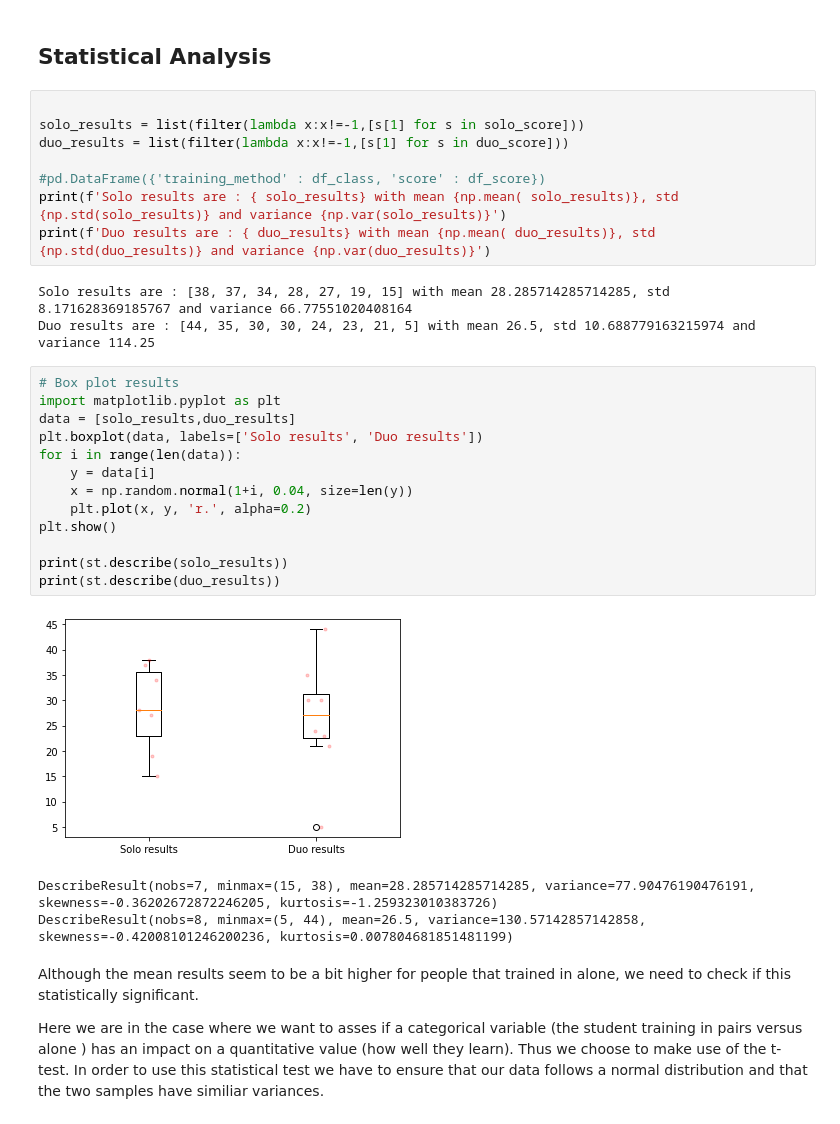
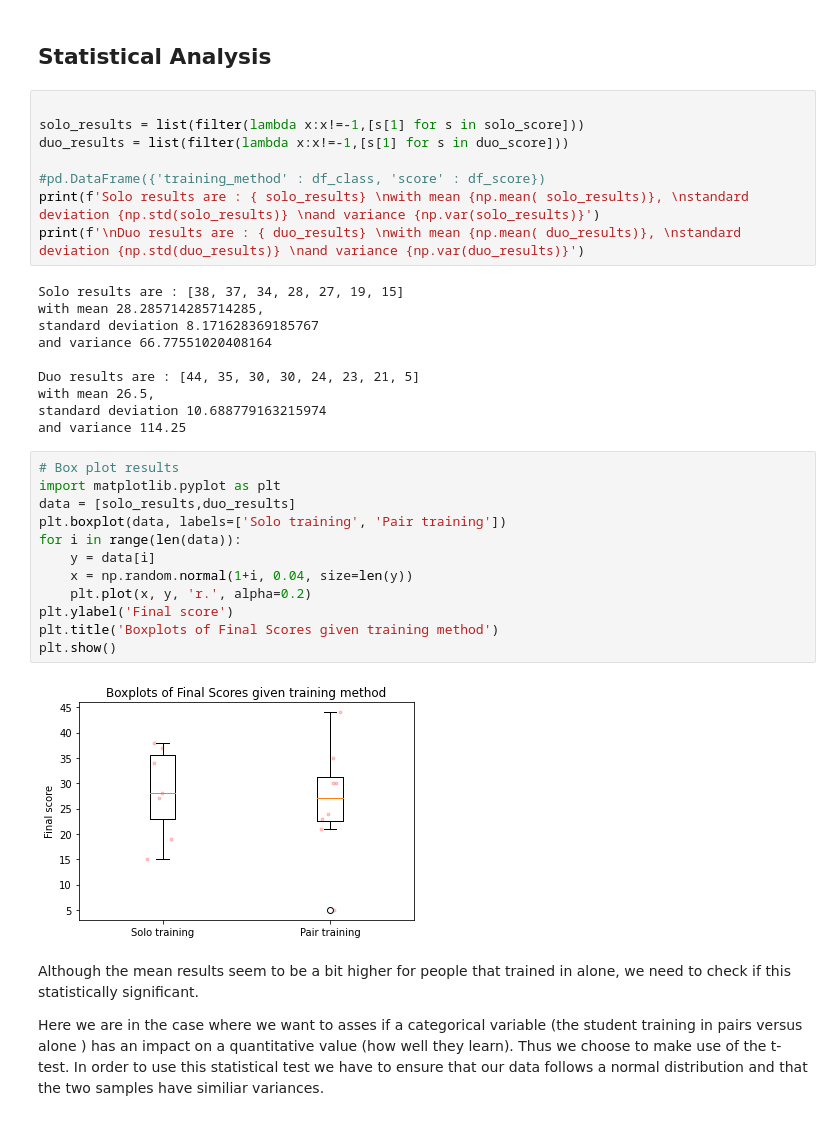
Before and after one commit to VFXOne/FROG-DELA-Project, a Jupyter notebook: experiment-files/Analysis.ipynb, the cells around one changed output. Saved outputs shown, nothing was run; the diff lists cells and outputs as text.

```diff
--- a/experiment-files/Analysis.ipynb
+++ b/experiment-files/Analysis.ipynb
@@ -464,28 +448,32 @@ solo_results = list(filter(lambda x:x!=-1,[s[1] for s in solo_score]))
 duo_results = list(filter(lambda x:x!=-1,[s[1] for s in duo_score]))
 
 #pd.DataFrame({'training_method' : df_class, 'score' : df_score})
-print(f'Solo results are : { solo_results} with mean {np.mean( solo_results)}, std {np.std(solo_results)} and variance {np.var(solo_results)}')
-print(f'Duo results are : { duo_results} with mean {np.mean( duo_results)}, std {np.std(duo_results)} and variance {np.var(duo_results)}')
+print(f'Solo results are : { solo_results} \nwith mean {np.mean( solo_results)}, \nstandard deviation {np.std(solo_results)} \nand variance {np.var(solo_results)}')
+print(f'\nDuo results are : { duo_results} \nwith mean {np.mean( duo_results)}, \nstandard deviation {np.std(duo_results)} \nand variance {np.var(duo_results)}')
 # %% [output]
-Solo results are : [38, 37, 34, 28, 27, 19, 15] with mean 28.285714285714285, std 8.171628369185767 and variance 66.77551020408164
-Duo results are : [44, 35, 30, 30, 24, 23, 21, 5] with mean 26.5, std 10.688779163215974 and variance 114.25
+Solo results are : [38, 37, 34, 28, 27, 19, 15]
+with mean 28.285714285714285,
+standard deviation 8.171628369185767
+and variance 66.77551020408164
+
+Duo results are : [44, 35, 30, 30, 24, 23, 21, 5]
+with mean 26.5,
+standard deviation 10.688779163215974
+and variance 114.25
 # %%
 # Box plot results
 import matplotlib.pyplot as plt
 data = [solo_results,duo_results]
-plt.boxplot(data, labels=['Solo results', 'Duo results'])
+plt.boxplot(data, labels=['Solo training', 'Pair training'])
 for i in range(len(data)):
     y = data[i]
     x = np.random.normal(1+i, 0.04, size=len(y))
     plt.plot(x, y, 'r.', alpha=0.2)
+plt.ylabel('Final score')
+plt.title('Boxplots of Final Scores given training method')
 plt.show()
-
-print(st.describe(solo_results))
-print(st.describe(duo_results))
 # %% [output]
-[figure, old version]
+[figure, new version]
-DescribeResult(nobs=7, minmax=(15, 38), mean=28.285714285714285, variance=77.90476190476191, skewness=-0.36202672872246205, kurtosis=-1.259323010383726)
-DescribeResult(nobs=8, minmax=(5, 44), mean=26.5, variance=130.57142857142858, skewness=-0.42008101246200236, kurtosis=0.007804681851481199)
 # %% [markdown]
 
 Although the mean results seem to be a bit higher for people that trained in alone, we need to check if this statistically significant.
```
Also changed, not shown: parts of 5 cells of this notebook.
